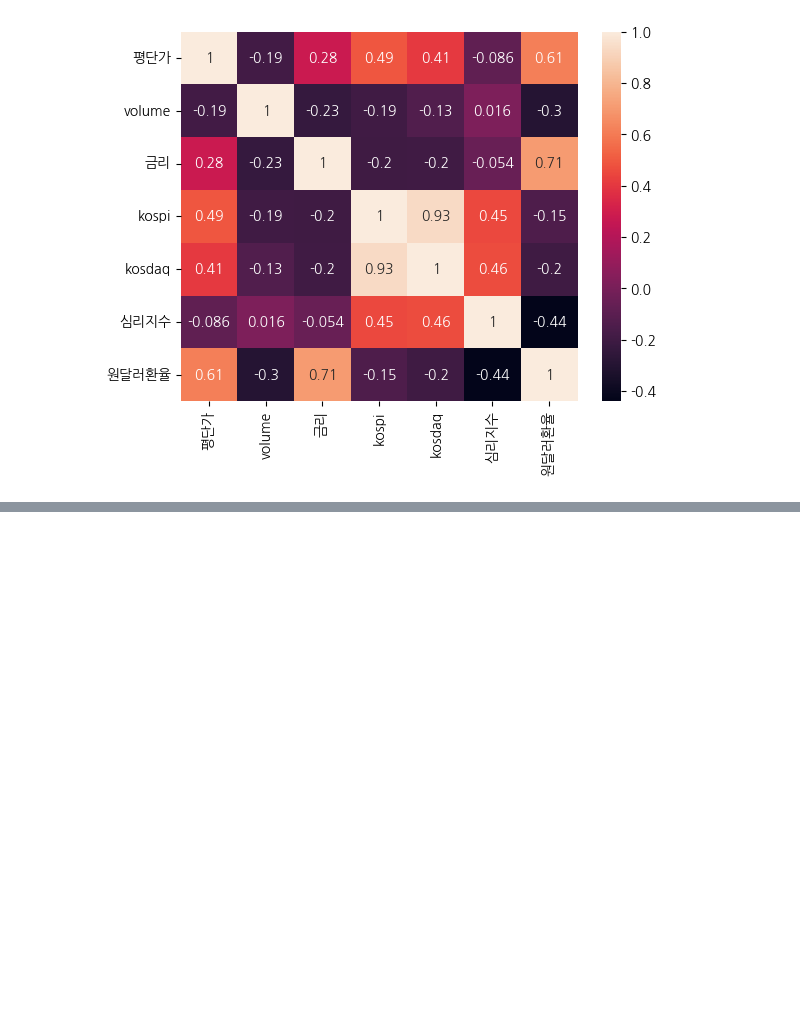
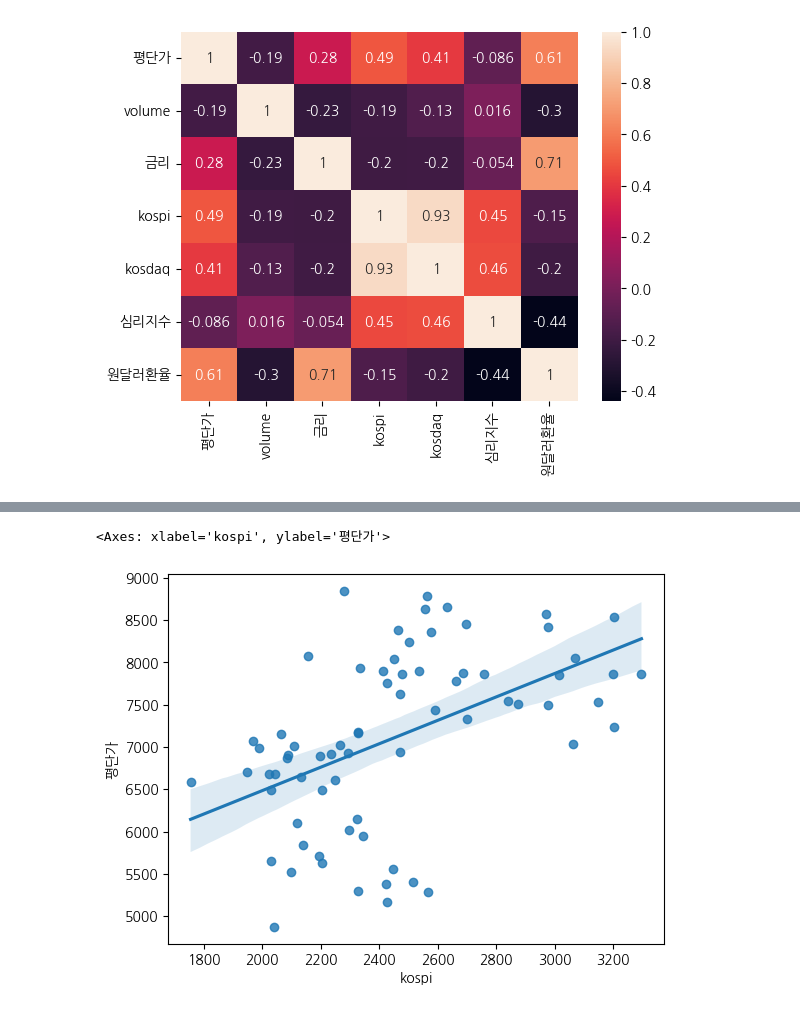
Before and after one commit to Elderman-91/green_team_project_1, a Jupyter notebook: mj2.ipynb, the cells around one changed output, grey strips where cells are left out. Saved outputs shown, nothing was run; the diff lists cells and outputs as text; code cells hidden in the pictures; blank space fills up the shorter version.

```diff
--- a/mj2.ipynb
+++ b/mj2.ipynb
@@ -206,0 +206,5 @@ plt.show()
+# %%
+sns.regplot(x="kospi", y="평단가", data=final_final_df)
+# %% [output]
+<Axes: xlabel='kospi', ylabel='평단가'>
+[figure, added]
```
Also changed, not shown: parts of 5 cells of this notebook, 1 other file.
